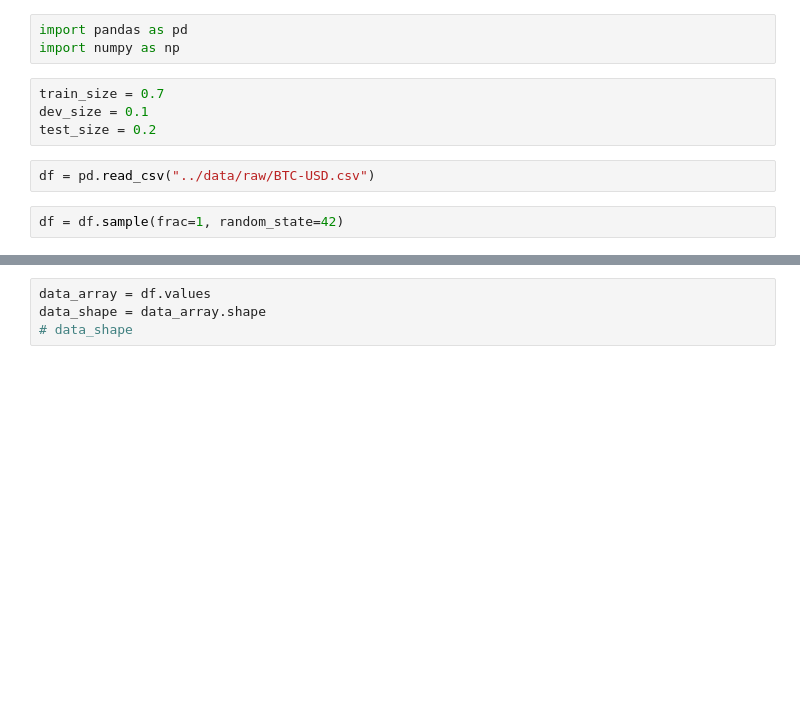
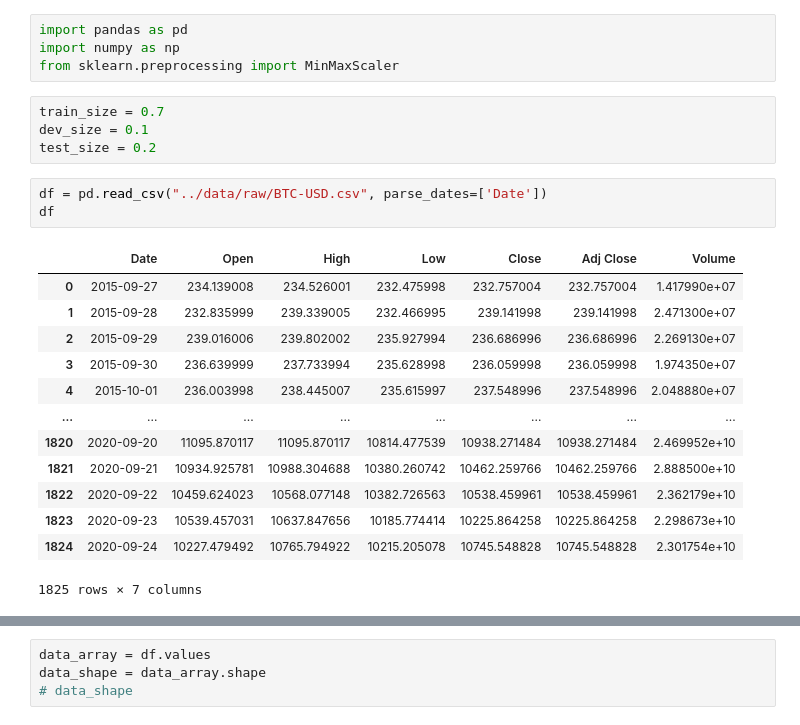
Before and after one commit to Fazleem/Price_Prediction, a Jupyter notebook: notebooks/Data_Split.ipynb, the cells around one changed output, grey strips where cells are left out. Saved outputs shown, nothing was run; the diff lists cells and outputs as text; blank space fills up the shorter version.

```diff
--- a/notebooks/Data_Split.ipynb
+++ b/notebooks/Data_Split.ipynb
@@ -1,11 +1,25 @@
 # %%
 import pandas as pd
 import numpy as np
+from sklearn.preprocessing import MinMaxScaler
 # %%
 train_size = 0.7
 dev_size = 0.1
 test_size = 0.2
 # %%
-df = pd.read_csv("../data/raw/BTC-USD.csv")
+df = pd.read_csv("../data/raw/BTC-USD.csv", parse_dates=['Date'])
+df
+# %% [output]
+|  | Date | Open | High | Low | Close | Adj Close | Volume |
+| 0 | 2015-09-27 | 234.139008 | 234.526001 | 232.475998 | 232.757004 | 232.757004 | 1.417990e+07 |
+| 1 | 2015-09-28 | 232.835999 | 239.339005 | 232.466995 | 239.141998 | 239.141998 | 2.471300e+07 |
+| 2 | 2015-09-29 | 239.016006 | 239.802002 | 235.927994 | 236.686996 | 236.686996 | 2.269130e+07 |
+| 3 | 2015-09-30 | 236.639999 | 237.733994 | 235.628998 | 236.059998 | 236.059998 | 1.974350e+07 |
+| 4 | 2015-10-01 | 236.003998 | 238.445007 | 235.615997 | 237.548996 | 237.548996 | 2.048880e+07 |
+| ... | ... | ... | ... | ... | ... | ... | ... |
+| 1820 | 2020-09-20 | 11095.870117 | 11095.870117 | 10814.477539 | 10938.271484 | 10938.271484 | 2.469952e+10 |
+| 1821 | 2020-09-21 | 10934.925781 | 10988.304688 | 10380.260742 | 10462.259766 | 10462.259766 | 2.888500e+10 |
+| 1822 | 2020-09-22 | 10459.624023 | 10568.077148 | 10382.726563 | 10538.459961 | 10538.459961 | 2.362179e+10 |
+| 1823 | 2020-09-23 | 10539.457031 | 10637.847656 | 10185.774414 | 10225.864258 | 10225.864258 | 2.298673e+10 |
+| 1824 | 2020-09-24 | 10227.479492 | 10765.794922 | 10215.205078 | 10745.548828 | 10745.548828 | 2.301754e+10 |
+1825 rows × 7 columns
-# %%
-df = df.sample(frac=1, random_state=42)
```
Also changed, not shown: parts of 1 cell of this notebook, 3 other files.
